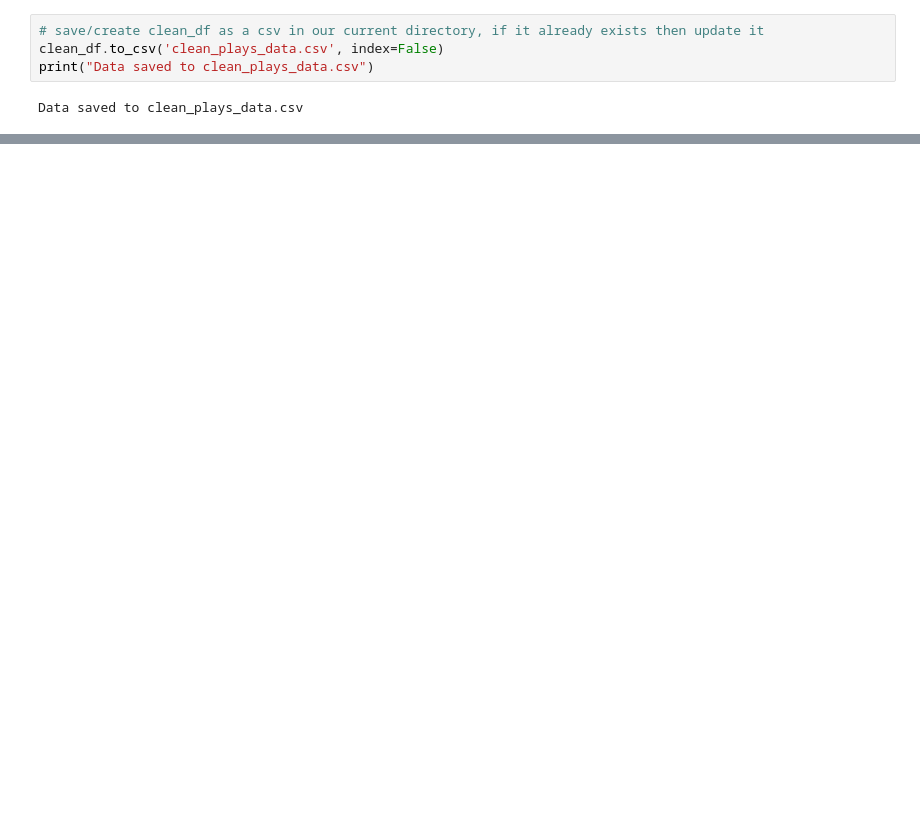
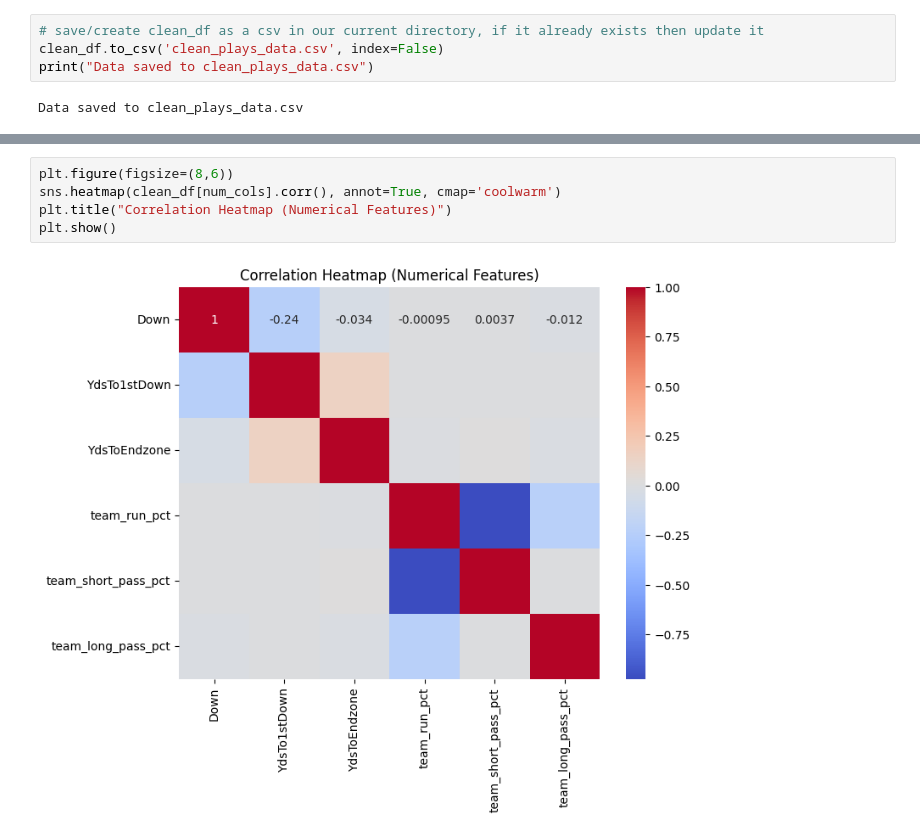
Before and after one commit to riccimason99/DSCI_631_Final_Project, a Jupyter notebook: sandbox.ipynb, the cells around one changed output, grey strips where cells are left out. Saved outputs shown, nothing was run; the diff lists cells and outputs as text; blank space fills up the shorter version.

```diff
--- a/sandbox.ipynb
+++ b/sandbox.ipynb
@@ -263,0 +314,7 @@ Data saved to clean_plays_data.csv
+# %%
+plt.figure(figsize=(8,6))
+sns.heatmap(clean_df[num_cols].corr(), annot=True, cmap='coolwarm')
+plt.title("Correlation Heatmap (Numerical Features)")
+plt.show()
+# %% [output]
+[figure, added]
```
Also changed, not shown: parts of 26 cells of this notebook.
